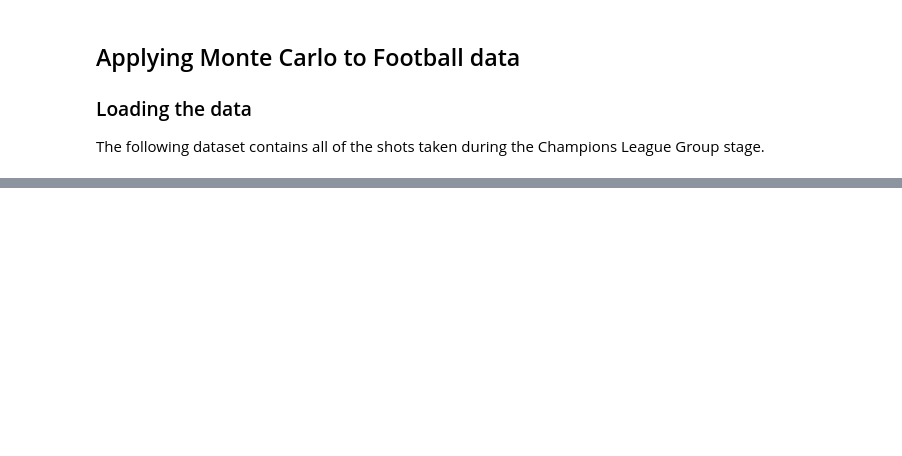
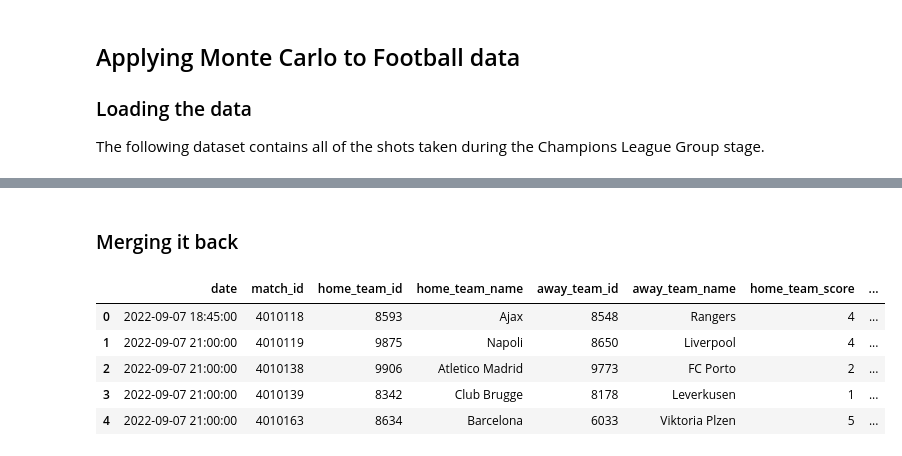
Before and after one commit to sonofacorner/matplotlib-tutorials, a Jupyter notebook: intro_monte_carlo/main_notebook.ipynb, the cells around one changed output, grey strips where cells are left out. Drawn from its saved outputs; the diff is of its cells as text; code cells hidden in the pictures; blank space fills up the shorter version.

```diff
--- a/intro_monte_carlo/main_notebook.ipynb
+++ b/intro_monte_carlo/main_notebook.ipynb
@@ -193,0 +226,26 @@ Error:
+# %%
+def iterate_k_simulations_on_match_id(match_id, shot_df, match_info, k=10000):
+    '''
+    Performs k simulations on a match, and returns the probabilites of a win, loss, draw.
+    '''
+    # Count the number of occurances
+    home = 0
+    draw = 0
+    away = 0
+    # Get the teams
+    home_team_id = match_info[match_info['match_id'] == match_id]['home_team_id'].iloc[0]
+    away_team_id = match_info[match_info['match_id'] == match_id]['away_team_id'].iloc[0]
+    for i in range(k):
+        simulation = simulate_match_on_shots(match_id, shot_df, home_team_id, away_team_id)
+        if simulation['home_goals'] > simulation['away_goals']:
+            home += 1
+        elif simulation['home_goals'] < simulation['away_goals']:
+            away += 1
+        else:
+            draw += 1
+    home_prob = home/k
+    draw_prob = draw/k
+    away_prob = away/k
+    return {'home_prob': home_prob, 'away_prob': away_prob, 'draw_prob': draw_prob, 'match_id': match_id}
+# %%
+iterate_k_simulations_on_match_id(4010118, df, match_data)
@@ -193,0 +263,7 @@ Error:
+# %%
+match_probs = []
+for index, match in enumerate(match_data['match_id']):
+    outcome_probs = iterate_k_simulations_on_match_id(match, df, match_data)
+    match_probs.append(outcome_probs)
+    if index % 10 == 0:
+        print(f'{index/match_data.shape[0]:.1%} done.')
@@ -193,0 +281,16 @@ Error:
+# %%
+match_probs_df = pd.DataFrame(match_probs)
+# only for sorting :)
+match_probs_df = match_probs_df[['match_id', 'home_prob','draw_prob','away_prob']]
+# %% [markdown]
+### Merging it back
+# %%
+final_df = pd.merge(match_data, match_probs_df, on='match_id')
+final_df.head()
+# %% [output]
+|  | date | match_id | home_team_id | home_team_name | away_team_id | away_team_name | home_team_score | ... |
+| 0 | 2022-09-07 18:45:00 | 4010118 | 8593 | Ajax | 8548 | Rangers | 4 | ... |
+| 1 | 2022-09-07 21:00:00 | 4010119 | 9875 | Napoli | 8650 | Liverpool | 4 | ... |
+| 2 | 2022-09-07 21:00:00 | 4010138 | 9906 | Atletico Madrid | 9773 | FC Porto | 2 | ... |
+| 3 | 2022-09-07 21:00:00 | 4010139 | 8342 | Club Brugge | 8178 | Leverkusen | 1 | ... |
+| 4 | 2022-09-07 21:00:00 | 4010163 | 8634 | Barcelona | 6033 | Viktoria Plzen | 5 | ... |
```
Also changed, not shown: parts of 25 cells of this notebook.
